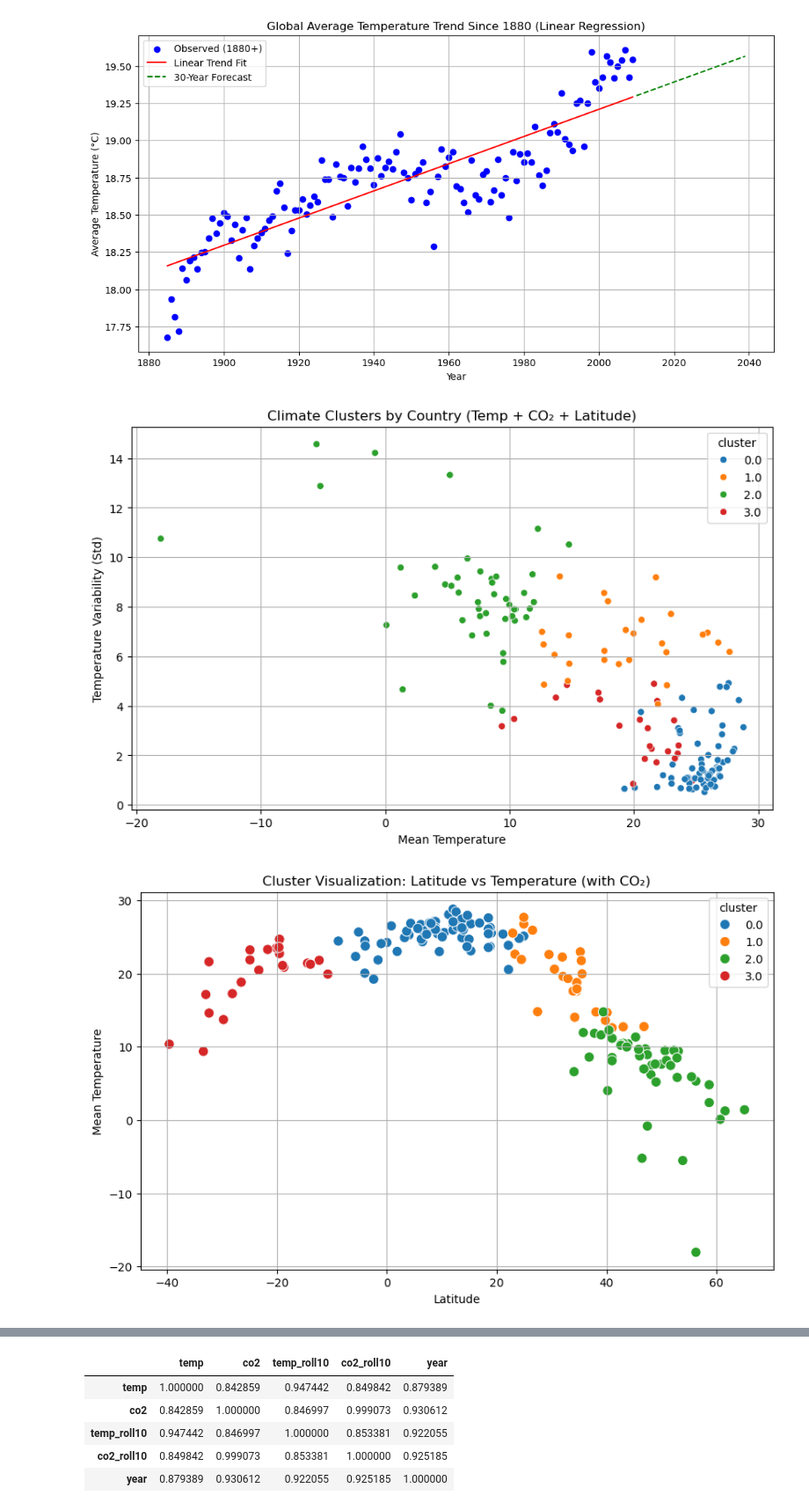
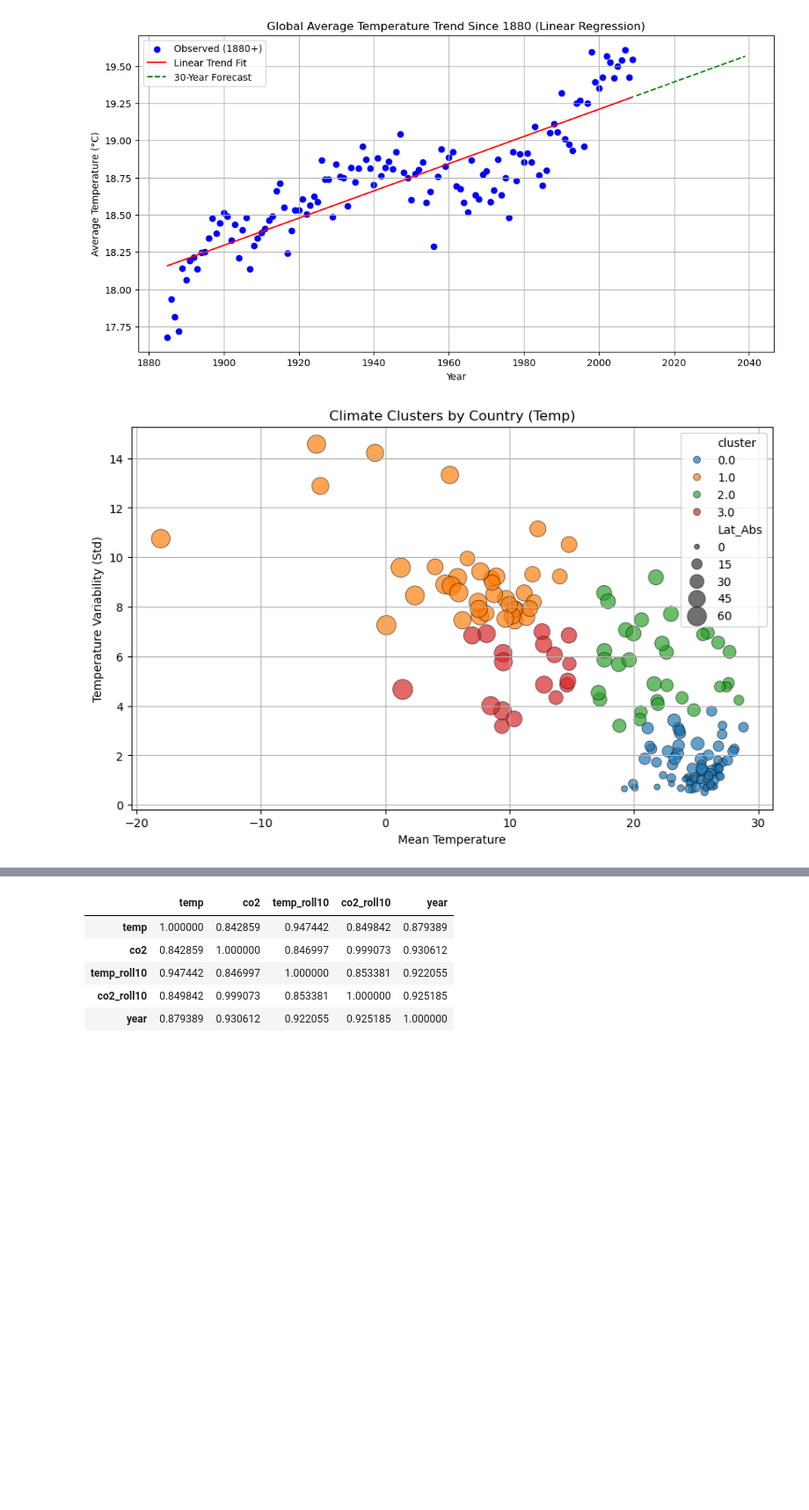
Before and after one commit to njr070530-web/ClimateExplorer, a Jupyter notebook: ClimateExplorer.ipynb, the cells around one changed output, grey strips where cells are left out. Shown: that part at 88% size. Cells and saved outputs as stored; diff of their text form; code cells hidden in the pictures; blank space fills up the shorter version.

```diff
--- a/ClimateExplorer.ipynb
+++ b/ClimateExplorer.ipynb
@@ -305,62 +305,50 @@ country_features = country_features.merge(
     on="Country",
     how="left"
 )
-
+country_features['Lat_Abs']=country_features['Latitude_num'].abs()
 #聚类特征
-features = ["mean_temp", "std_temp", "Latitude_num", "co2_2023"]
+features = ["mean_temp", "std_temp"]
 
 X = country_features[features].copy()
 X_clean = X.dropna()       # 参与聚类的国家
 valid_idx = X_clean.index  # 保存这些国家的索引
 
 #每一列数据都变成 均值=0，方差=1 的分布
 from sklearn.preprocessing import StandardScaler
 scaler = StandardScaler()
 X_scaled = scaler.fit_transform(X_clean)
 
 #K-Means 聚类
 from sklearn.cluster import KMeans
 kmeans = KMeans(n_clusters=4, random_state=42)
 clusters = kmeans.fit_predict(X_scaled)
 
 #将聚类结果写回对应国家
 country_features["cluster"] = np.nan        # 先填 NaN
 country_features.loc[valid_idx, "cluster"] = clusters  # 只填参与聚类的国家
 
 #可视化 1 - mean_temp vs std_temp
 plt.figure(figsize=(10,6))
 sns.scatterplot(
     data=country_features,
     x="mean_temp",
     y="std_temp",
     hue="cluster",
-    palette="tab10"
+    size="Lat_Abs",
+    sizes=(20, 300),
+    alpha=0.7,
+
+    palette="tab10",
+    edgecolor="black", # 加个黑边
+    linewidth=0.5
 )
-plt.title("Climate Clusters by Country (Temp + CO₂ + Latitude)")
+plt.title("Climate Clusters by Country (Temp)")
 plt.xlabel("Mean Temperature")
 plt.ylabel("Temperature Variability (Std)")
 plt.grid(True)
 plt.show()
-
-
-#可视化 2 - Latitude vs mean_temp (气候带结构)
-plt.figure(figsize=(10,6))
-sns.scatterplot(
-    data=country_features,
-    x="Latitude_num",
-    y="mean_temp",
-    hue="cluster",
-    palette="tab10",
-    s=80
-)
-plt.title("Cluster Visualization: Latitude vs Temperature (with CO₂)")
-plt.xlabel("Latitude")
-plt.ylabel("Mean Temperature")
-plt.grid(True)
-plt.show()
 # %% [output]
-[figure, old version]
+[figure, new version]
-[figure, removed]
 # %%
 #模拟co2全球区域场
 np.random.seed(42)  # 固定随机种子，保证复现性
```
Also changed, not shown: parts of 1 cell of this notebook.
